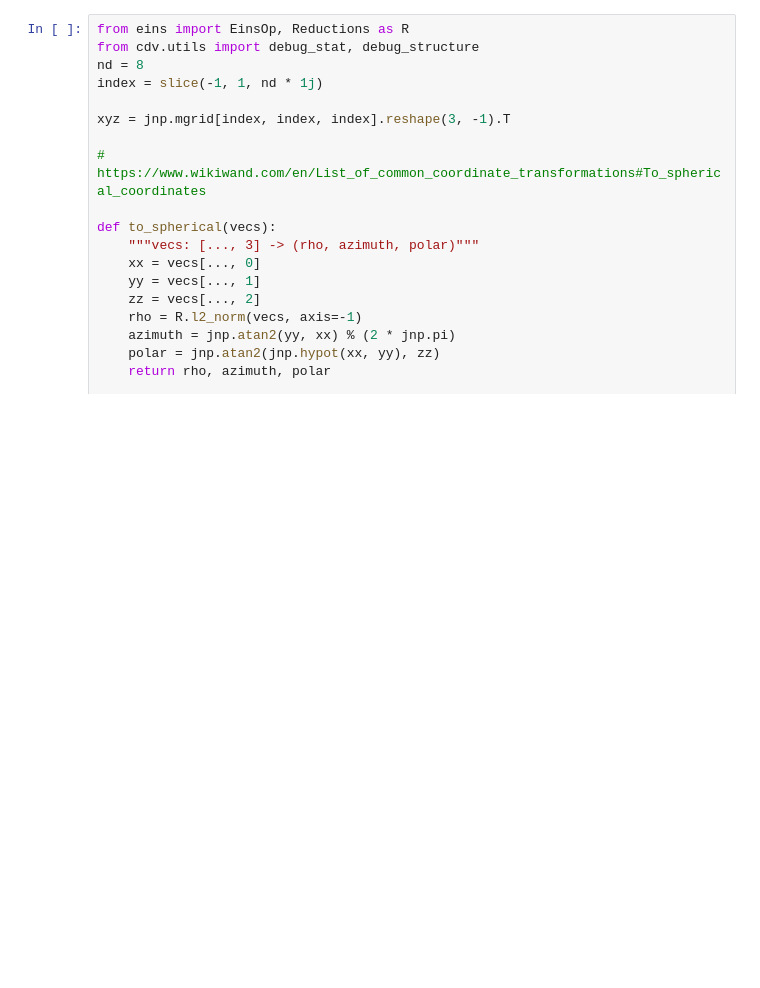
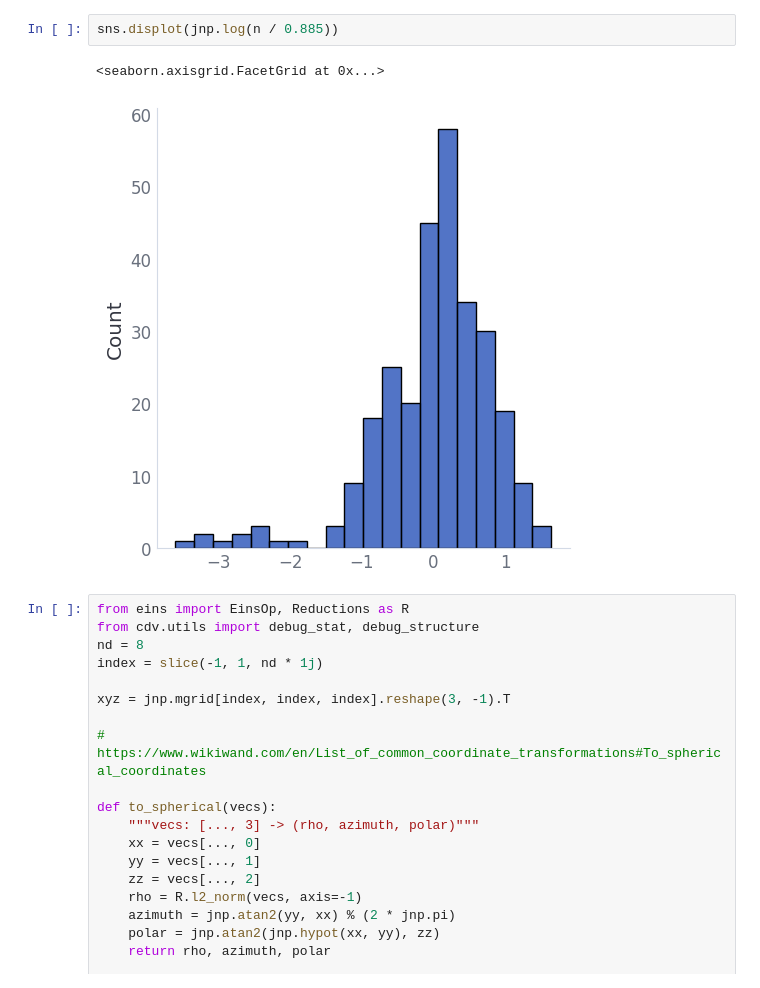
Before and after one commit to nicholas-miklaucic/facet, a Jupyter notebook: notebooks/harmonics.ipynb, the cells around one changed output. Drawn from its saved outputs; the diff is of its cells as text; blank space fills up the shorter version.

```diff
--- a/notebooks/harmonics.ipynb
+++ b/notebooks/harmonics.ipynb
@@ -26,3 +301,8 @@ plt.plot(xx, env(xx))
+# %%
+sns.displot(jnp.log(n / 0.885))
+# %% [output]
+<seaborn.axisgrid.FacetGrid at 0x...>
+[figure, added]
 # %%
 from eins import EinsOp, Reductions as R
 from cdv.utils import debug_stat, debug_structure
```
Also changed, not shown: parts of 24 cells of this notebook, 9 other files.
